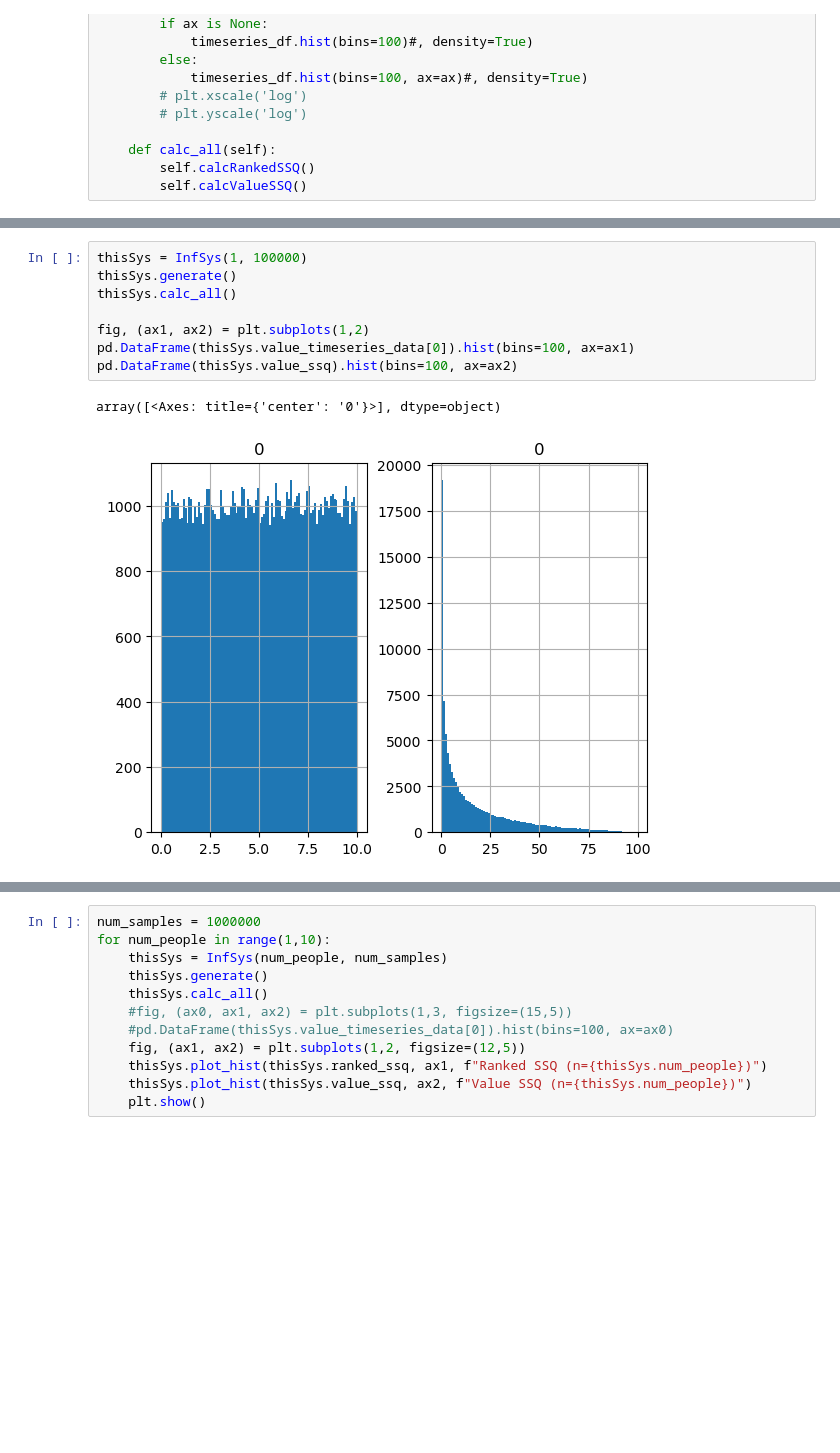
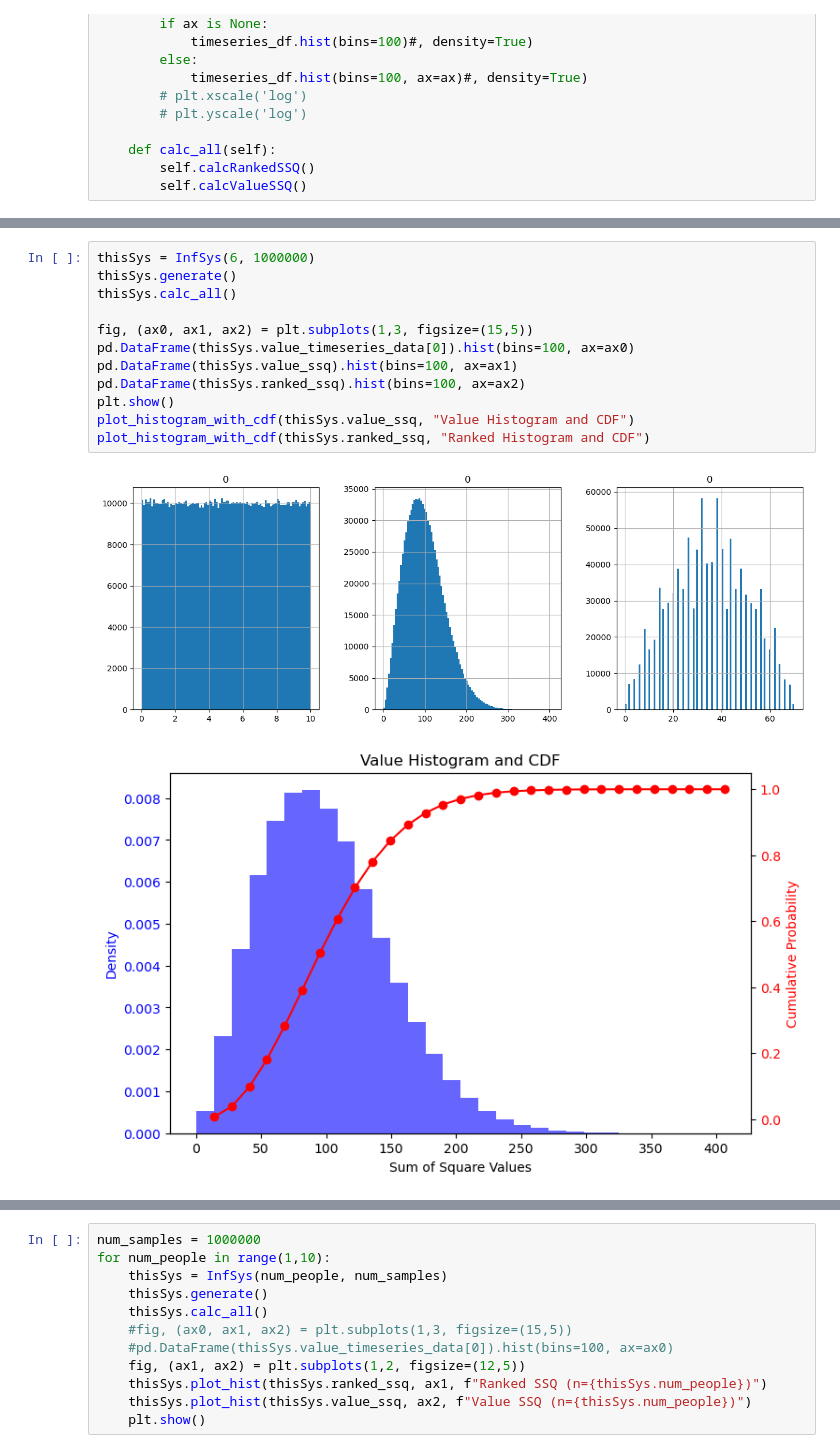
Before and after one commit to deamonpog/hermesIndex, a Jupyter notebook: InititalAnalysis.ipynb, the cells around one changed output, grey strips where cells are left out. Saved outputs shown, nothing was run; the diff lists cells and outputs as text; blank space fills up the shorter version.

```diff
--- a/InititalAnalysis.ipynb
+++ b/InititalAnalysis.ipynb
@@ -46,11 +82,15 @@ class InfSys:
 # %%
-thisSys = InfSys(1, 100000)
+thisSys = InfSys(6, 1000000)
 thisSys.generate()
 thisSys.calc_all()
 
-fig, (ax1, ax2) = plt.subplots(1,2)
-pd.DataFrame(thisSys.value_timeseries_data[0]).hist(bins=100, ax=ax1)
-pd.DataFrame(thisSys.value_ssq).hist(bins=100, ax=ax2)
+fig, (ax0, ax1, ax2) = plt.subplots(1,3, figsize=(15,5))
+pd.DataFrame(thisSys.value_timeseries_data[0]).hist(bins=100, ax=ax0)
+pd.DataFrame(thisSys.value_ssq).hist(bins=100, ax=ax1)
+pd.DataFrame(thisSys.ranked_ssq).hist(bins=100, ax=ax2)
+plt.show()
+plot_histogram_with_cdf(thisSys.value_ssq, "Value Histogram and CDF")
+plot_histogram_with_cdf(thisSys.ranked_ssq, "Ranked Histogram and CDF")
 # %% [output]
-array([<Axes: title={'center': '0'}>], dtype=object)
-[figure, old version]
+[figure, new version]
+[figure, added]
```
Also changed, not shown: parts of 3 cells of this notebook.
